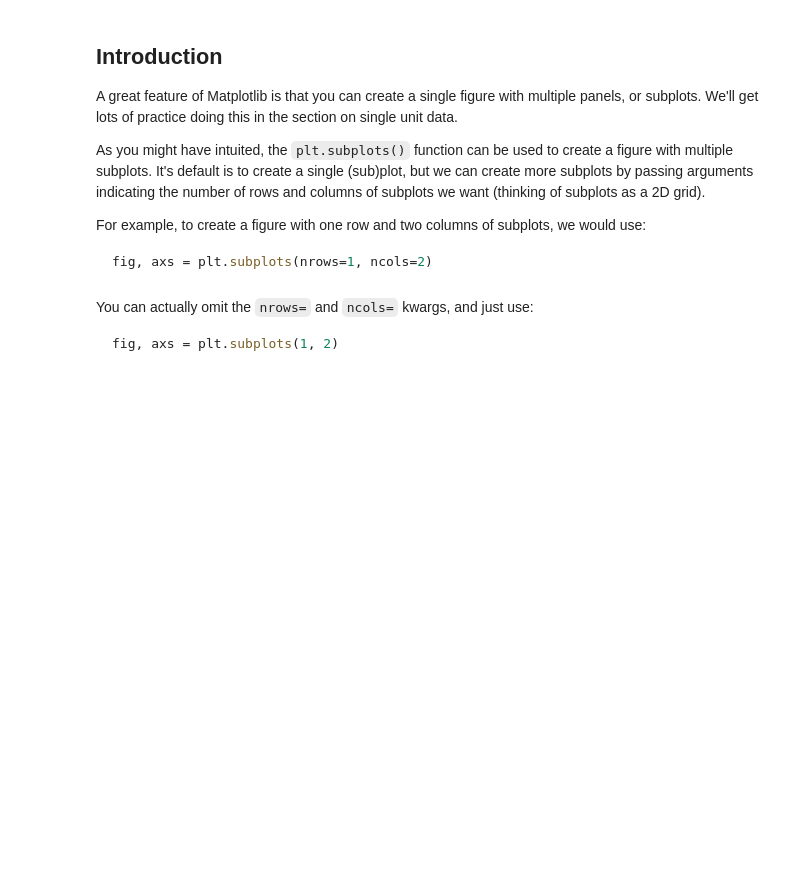
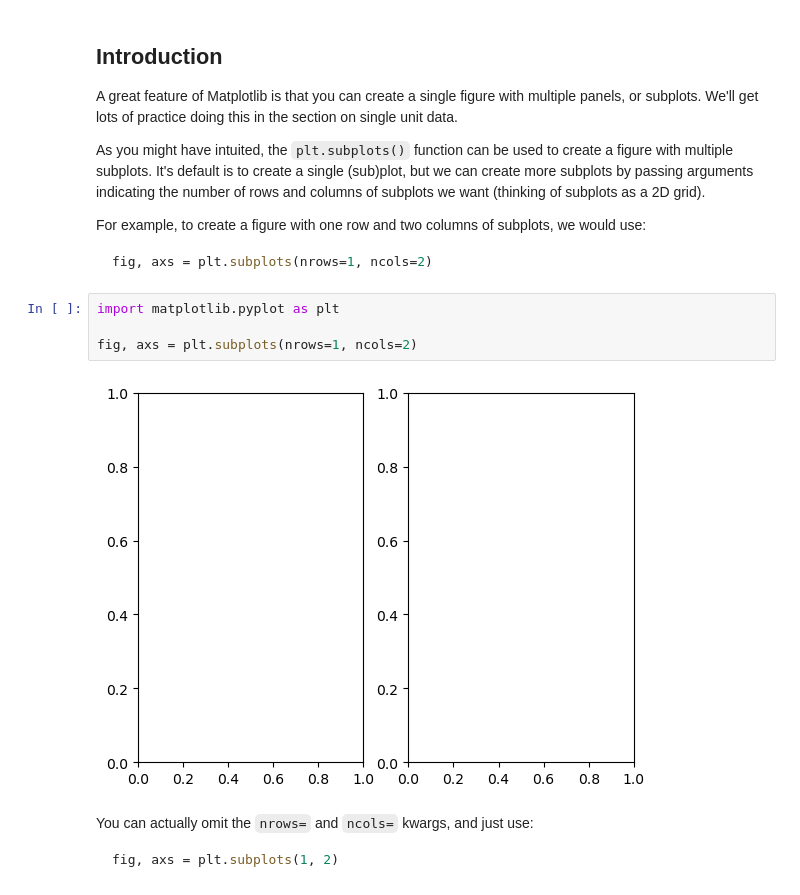
Before and after one commit to stochastic-bean/NDS_Ch4_visualizing_data, a Jupyter notebook: 3 - subplots.ipynb, the cells around one changed output. Saved outputs shown, nothing was run; the diff lists cells and outputs as text; blank space fills up the shorter version.

Commit message:
Learned how to generate multiple subplots, and change plot characteristics

```diff
--- a/3 - subplots.ipynb
+++ b/3 - subplots.ipynb
@@ -19,6 +19,12 @@ For example, to create a figure with one row and two columns of subplots, we wou
 ~~~python
 fig, axs = plt.subplots(nrows=1, ncols=2)
 ~~~
+# %%
+import matplotlib.pyplot as plt
+
+fig, axs = plt.subplots(nrows=1, ncols=2)
+# %% [output]
+[figure, added]
 # %% [markdown]
 
 You can actually omit the `nrows=` and `ncols=` kwargs, and just use:
```
Also changed, not shown: parts of 9 cells of this notebook.
